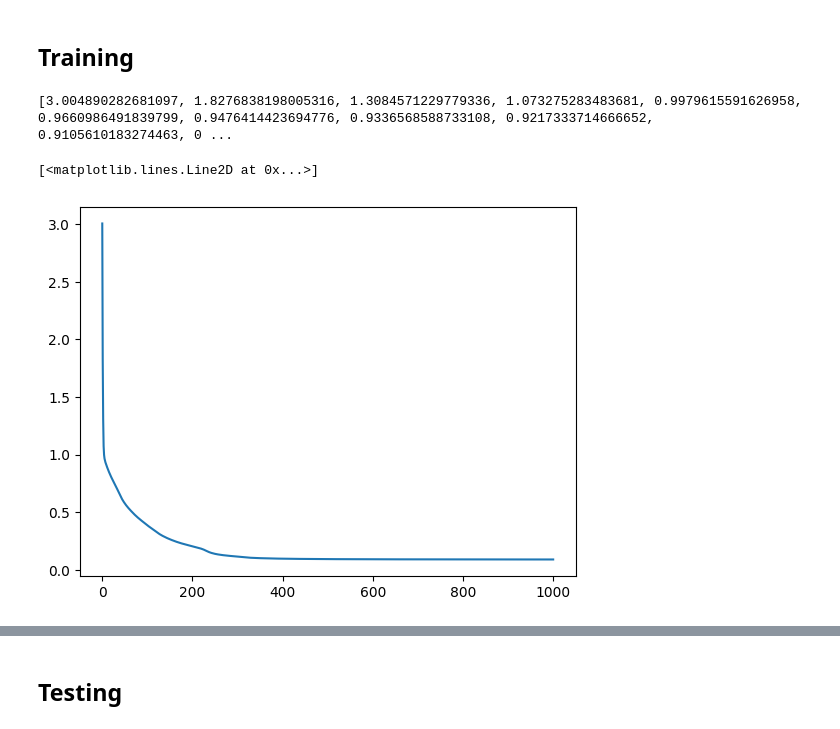
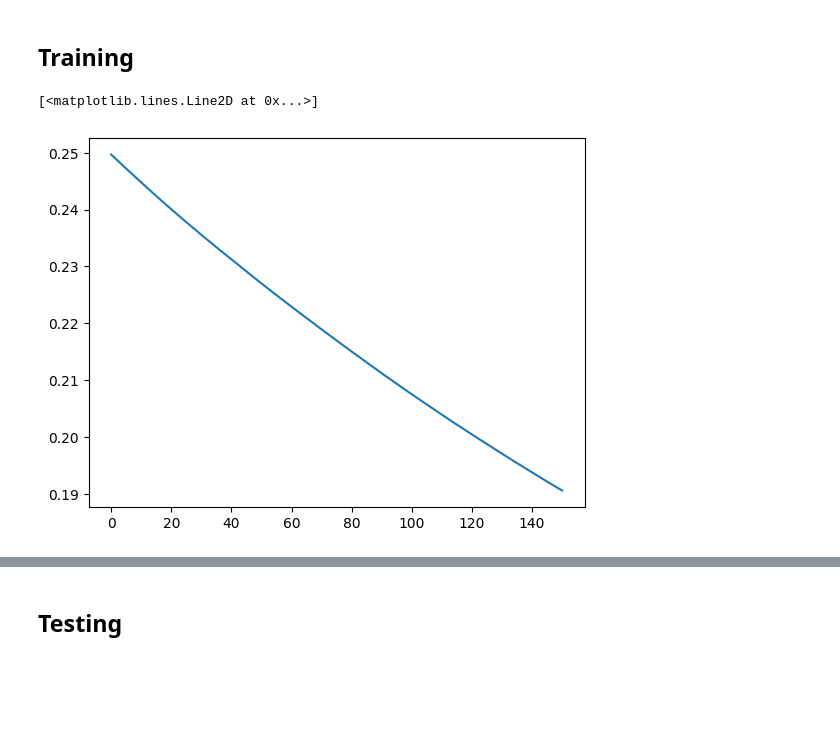
Before and after one commit to lucasabuela/my_first_nn, a Jupyter notebook: playground.ipynb, the cells around one changed output, grey strips where cells are left out. Saved outputs shown, nothing was run; the diff lists cells and outputs as text; code cells hidden in the pictures; blank space fills up the shorter version.

```diff
--- a/playground.ipynb
+++ b/playground.ipynb
@@ -12,7 +14,7 @@ download_dataset_from_internet()
 # %% [markdown]
 ## Load the dataset into python objects
 # %%
-training_set, test_set = load_dataset(training_size=100, old_format=True)
+training_set, test_set = load_dataset(training_size=1000, old_format=True)
 # %%
 print(training_set[0][0]) # Serait bien aussi de les visualiser. Je vais noter ça comme objectif.
 print(training_set[1][0])
@@ -31,14 +33,11 @@ print(multilayer_perceptron.variables[1][0][0][0].dtype)
 # %% [markdown]
 ## Training
 # %%
-training_costs = src.script.learning(multilayer_perceptron= multilayer_perceptron, training_set=training_set, steps_number=1000, eta = 1e-03)
-print(training_costs)
+previous_costs, previous_accuracies = src.script.learning(multilayer_perceptron= multilayer_perceptron, training_set=training_set, test_set=test_set, steps_number=150, eta = 1e-03)
-# %% [output]
-[3.004890282681097, 1.8276838198005316, 1.3084571229779336, 1.073275283483681, 0.9979615591626958, 0.9660986491839799, 0.9476414423694776, 0.9336568588733108, 0.9217333714666652, 0.9105610183274463, 0 ...
 # %%
 import matplotlib.pyplot as plt
 # %%
-plt.plot(training_costs)
+plt.plot(previous_costs)
 # %% [output]
 [<matplotlib.lines.Line2D at 0x...>]
-[figure, old version]
+[figure, new version]
```
Also changed, not shown: parts of 7 cells of this notebook, 2 other files.
